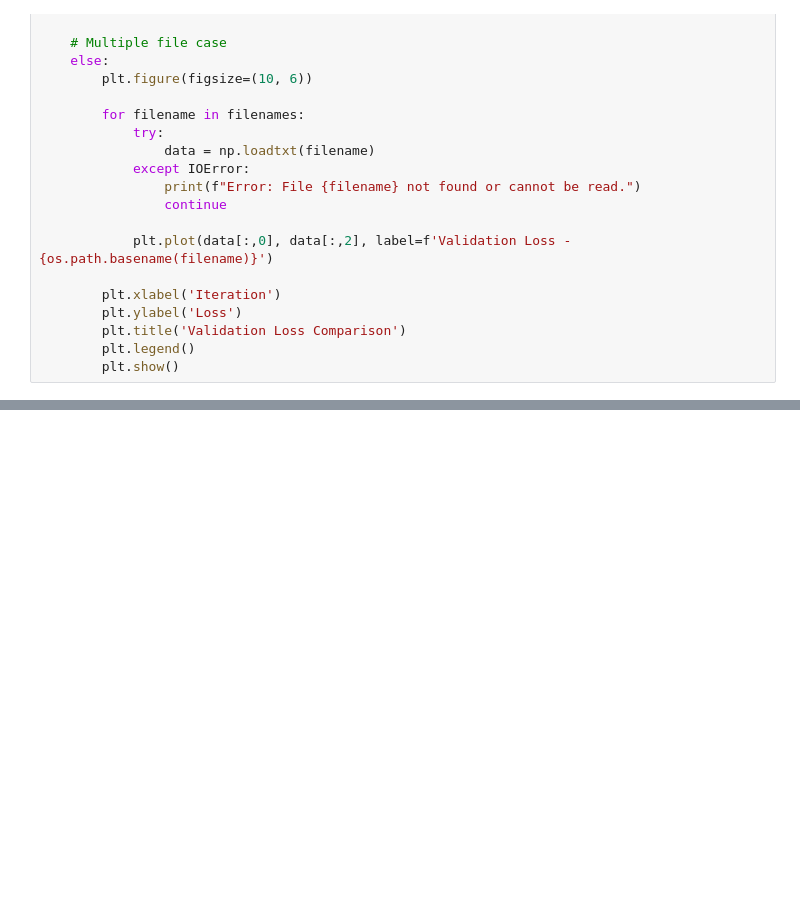
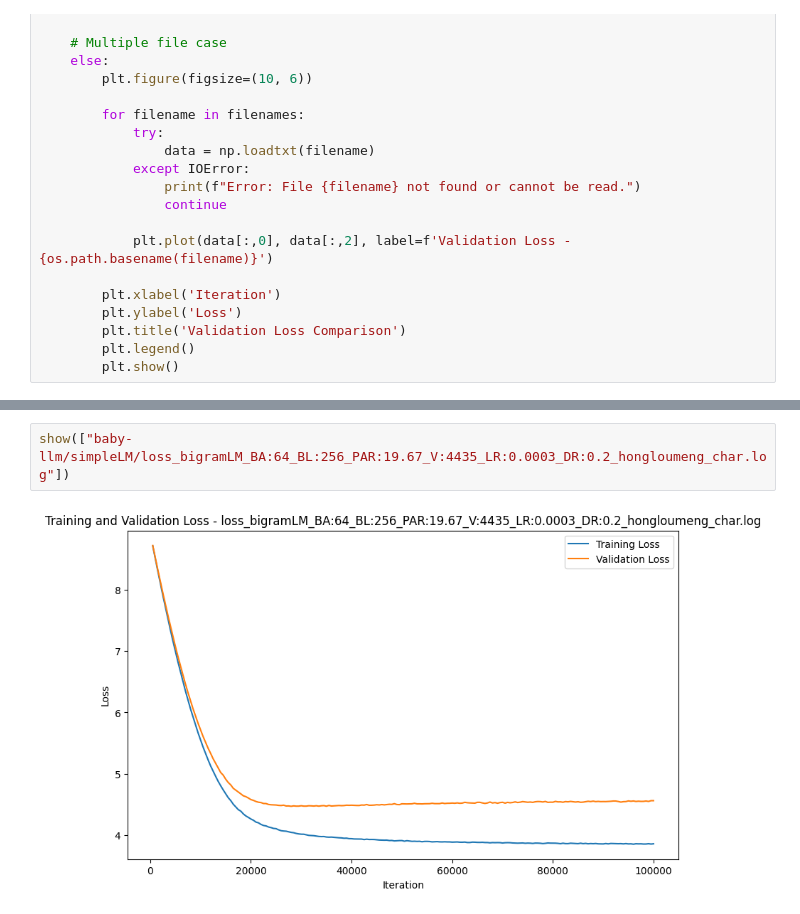
Before and after one commit to weedge/doraemon-nb, a Jupyter notebook: simple_lm.ipynb, the cells around one changed output, grey strips where cells are left out. Drawn from its saved outputs; the diff is of its cells as text; blank space fills up the shorter version.

```diff
--- a/simple_lm.ipynb
+++ b/simple_lm.ipynb
@@ -270,0 +302,4 @@ show(["baby-llm/simpleLM/loss_gptLM_BA:64_BL:256_PAR:10.79_V:65_LR:0.001_DR:0.2_
+# %%
+show(["baby-llm/simpleLM/loss_bigramLM_BA:64_BL:256_PAR:19.67_V:4435_LR:0.0003_DR:0.2_hongloumeng_char.log"])
+# %% [output]
+[figure, added]
```
Also changed, not shown: parts of 26 cells of this notebook.
